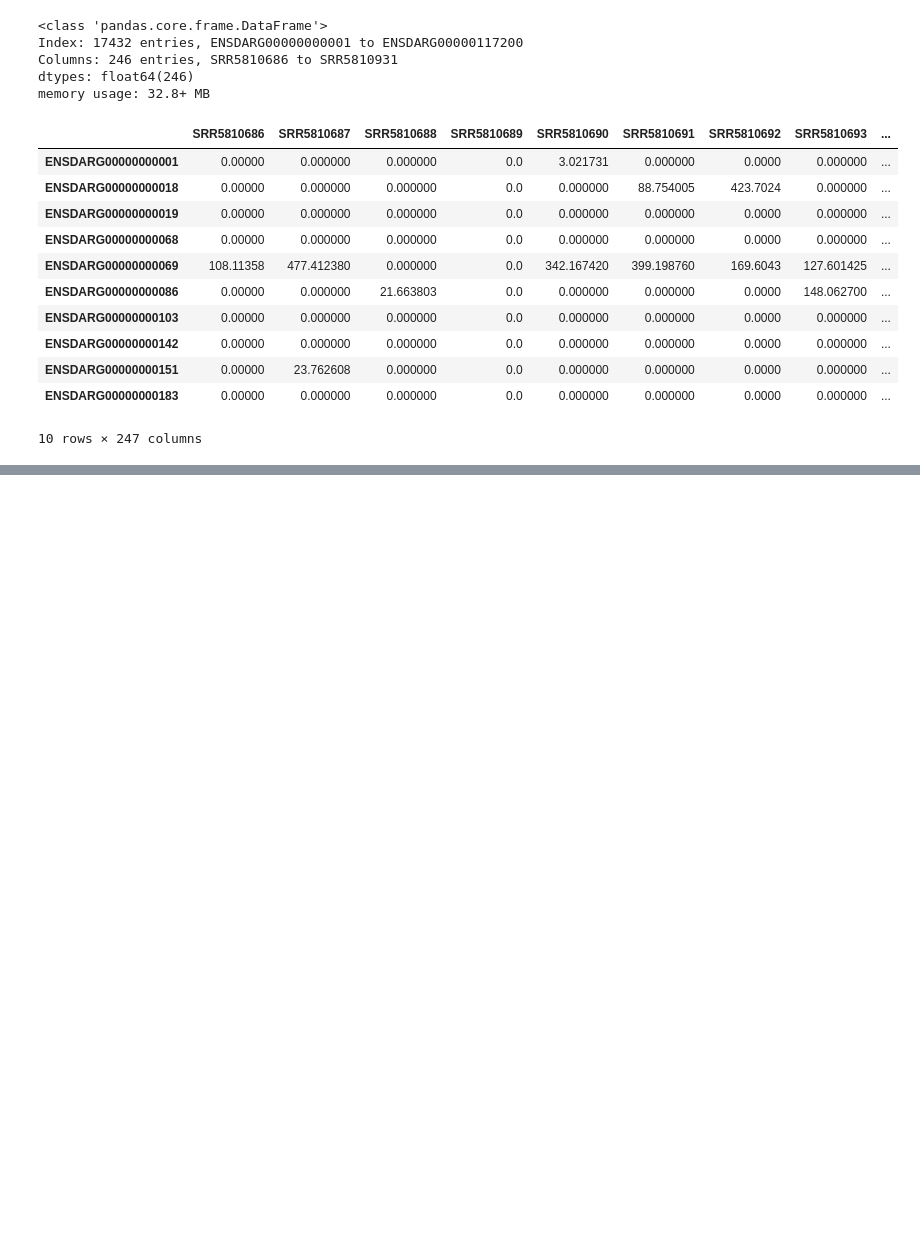
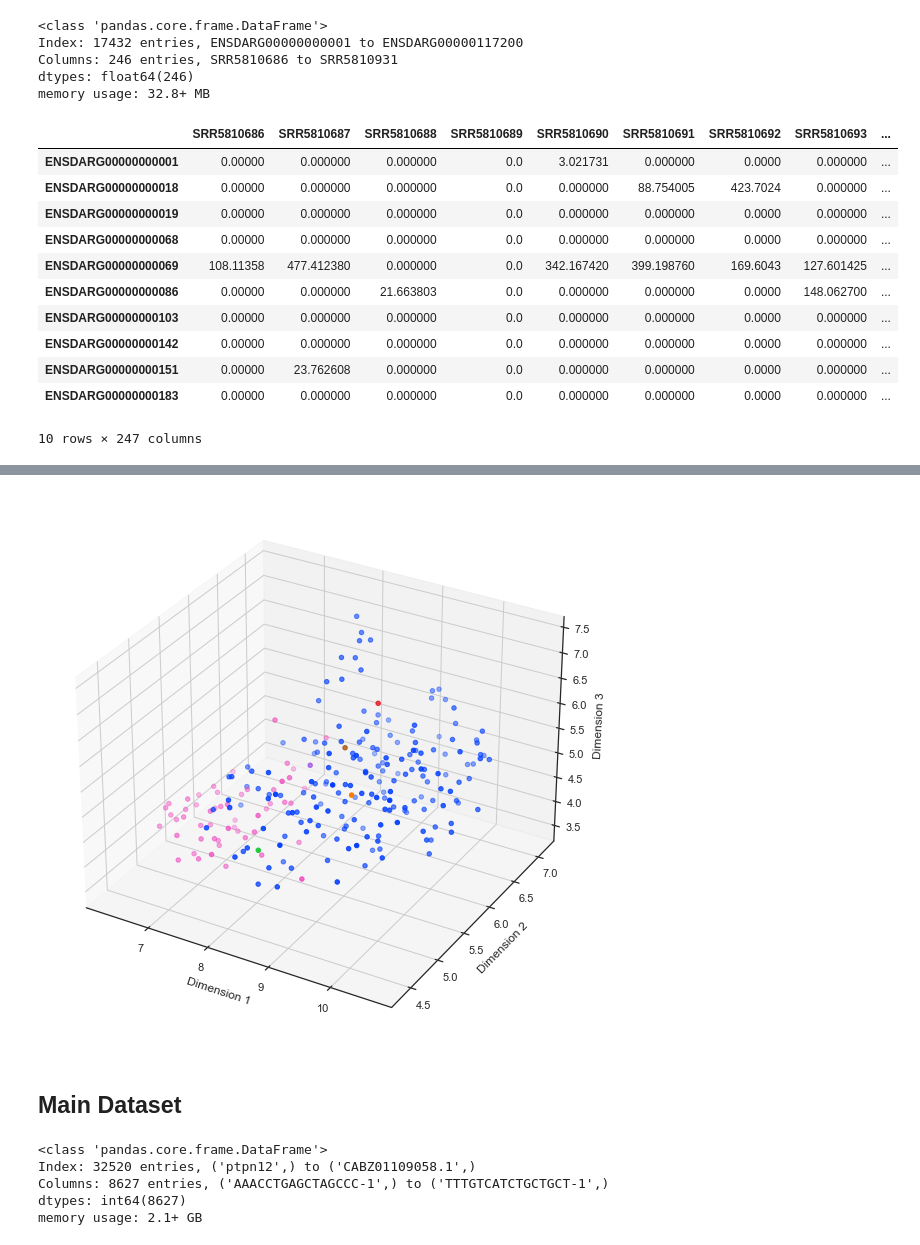
Before and after one commit to noah-pearson/scRNA-seq_Project, a Jupyter notebook: GroupProject.ipynb, the cells around one changed output, grey strips where cells are left out. Cells and saved outputs as stored; diff of their text form; code cells hidden in the pictures; blank space fills up the shorter version.

```diff
--- a/GroupProject.ipynb
+++ b/GroupProject.ipynb
@@ -88,0 +163,16 @@ annotationData = annotationData.drop("yourlist:M20210331A94466D2655679D1FD8953E0
+# %%
+# colors
+from matplotlib.colors import ListedColormap
+colors = ListedColormap(sns.color_palette('bright', 7).as_hex())
+# plot
+fig = plt.figure()
+ax = fig.add_subplot(111, projection='3d')
+ax.scatter(UMAP_mod[:, 0], UMAP_mod[:, 1],zs= UMAP_mod[:, 2], c=y_pred, cmap= colors, s=20)
+ax.set_xlabel('Dimension 1')
+ax.set_ylabel('Dimension 2')
+ax.set_zlabel('Dimension 3')
+plt.show()
+# %% [output]
+[figure, added]
+# %% [markdown]
+## Main Dataset
@@ -88,0 +187,9 @@ annotationData = annotationData.drop("yourlist:M20210331A94466D2655679D1FD8953E0
+# %%
+t1_counts = pd.DataFrame(t1arr, index = t1row, columns = t1col)
+t1_counts.info()
+# %% [output]
+<class 'pandas.core.frame.DataFrame'>
+Index: 32520 entries, ('ptpn12',) to ('CABZ01109058.1',)
+Columns: 8627 entries, ('AAACCTGAGCTAGCCC-1',) to ('TTTGTCATCTGCTGCT-1',)
+dtypes: int64(8627)
+memory usage: 2.1+ GB
```
Also changed, not shown: parts of 13 cells of this notebook.
